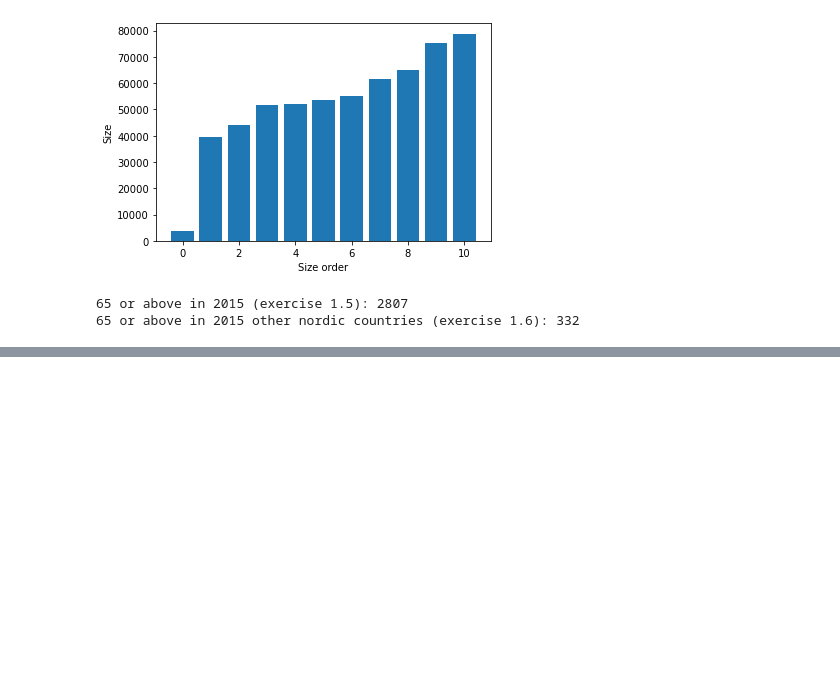
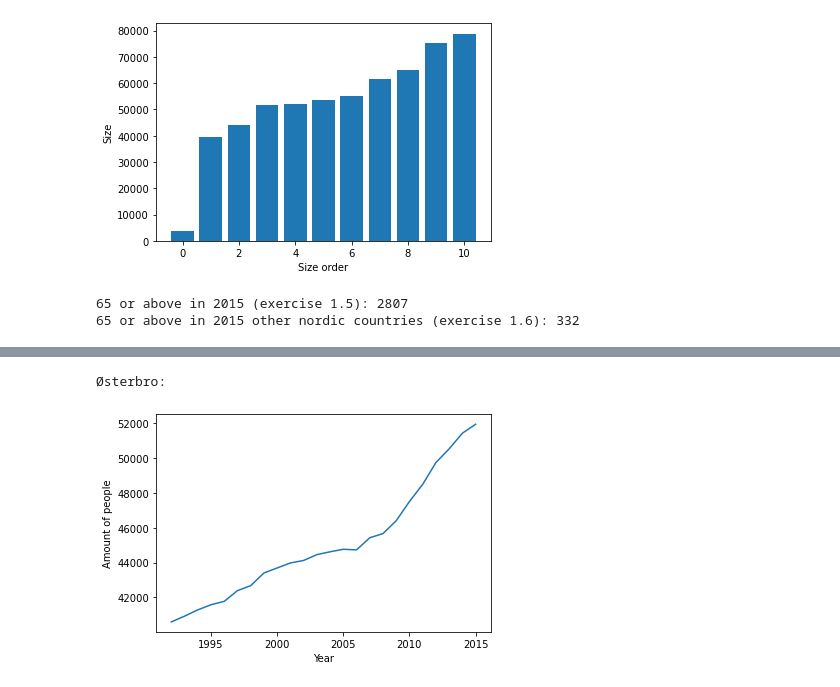
Before and after one commit to danielbengtsen/python_handin_template, a Jupyter notebook: Week_4.ipynb, the cells around one changed output, grey strips where cells are left out. Saved outputs shown, nothing was run; the diff lists cells and outputs as text; code cells hidden in the pictures; blank space fills up the shorter version.

```diff
--- a/Week_4.ipynb
+++ b/Week_4.ipynb
@@ -132,10 +132,9 @@ print("65 or above in 2015 other nordic countries (exercise 1.6):", people_over_
 # %%
 #Exercise 1.7:
 # %%
-all_oesterbro = (statkode_output[:,1] == 1)
-all_vesterbro = (statkode_output[:,1] == 4)
+import matplotlib.pyplot as plt
 
-def amount_in_year(statkode=statkode_output, year, area):
+def amount_in_year(year, area, statkode=statkode_output):
     result = 0
     # Add the amount of people with the given area code (this is probably not done as intended;
         # performance is also really slow)
@@ -151,6 +150,7 @@ def plot_it(area):
     for i in range(1992, 2015+1):
         area_people_dict[i] = amount_in_year(i, area)
 
-    #ToDo: plot here...
+    plt.plot(list(area_people_dict.keys()), list(area_people_dict.values()))
 
-    return area_people_dict
+    plt.xlabel("Year")
+    plt.ylabel("Amount of people")
@@ -158,0 +157,7 @@ SyntaxError: non-default argument follows default argument (<ipython-input-11-e3
+# %%
+oesterbro_code = 1
+print("Østerbro:")
+plot_it(oesterbro_code)
+# %% [output]
+Østerbro:
+[figure, added]
```
Also changed, not shown: parts of 2 cells of this notebook.
